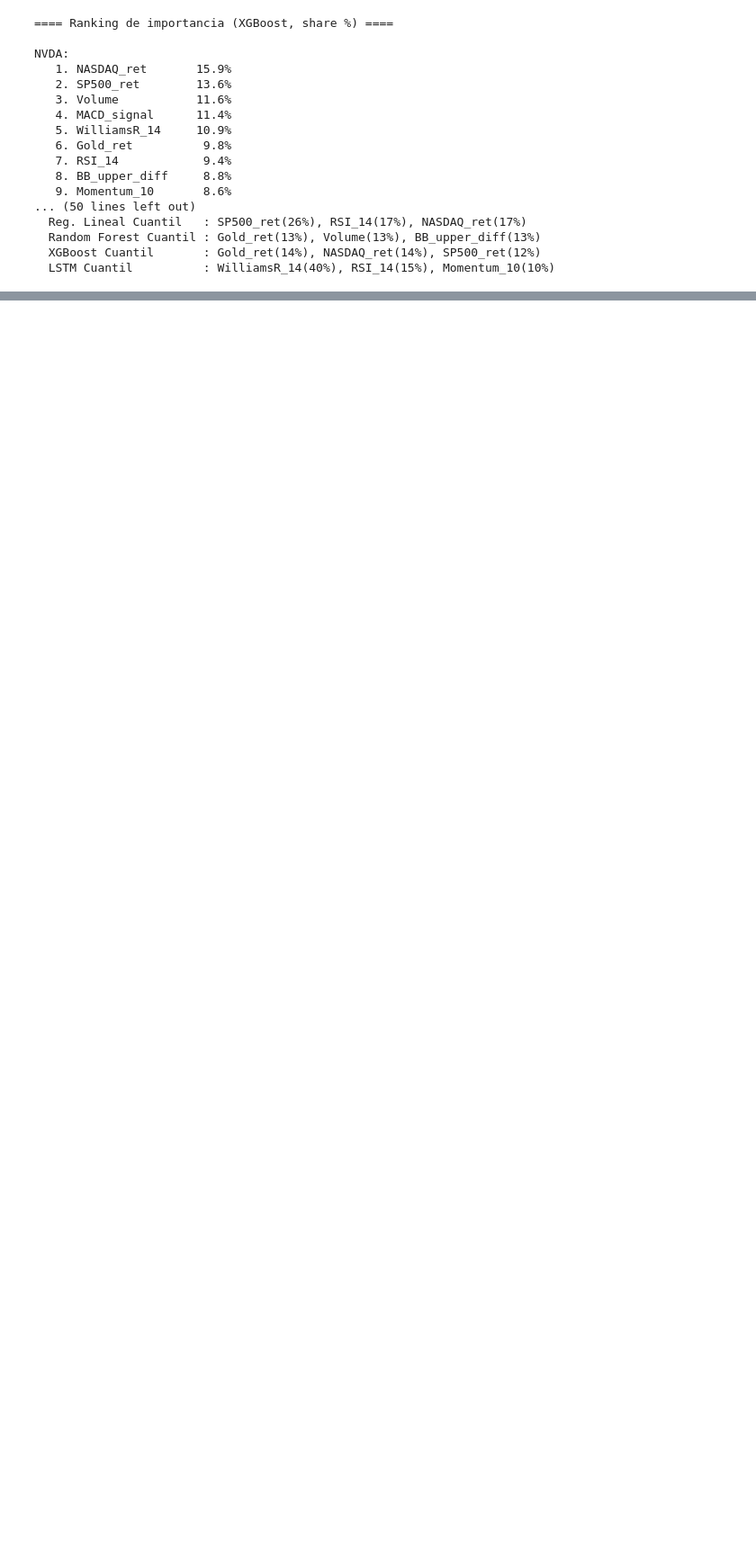
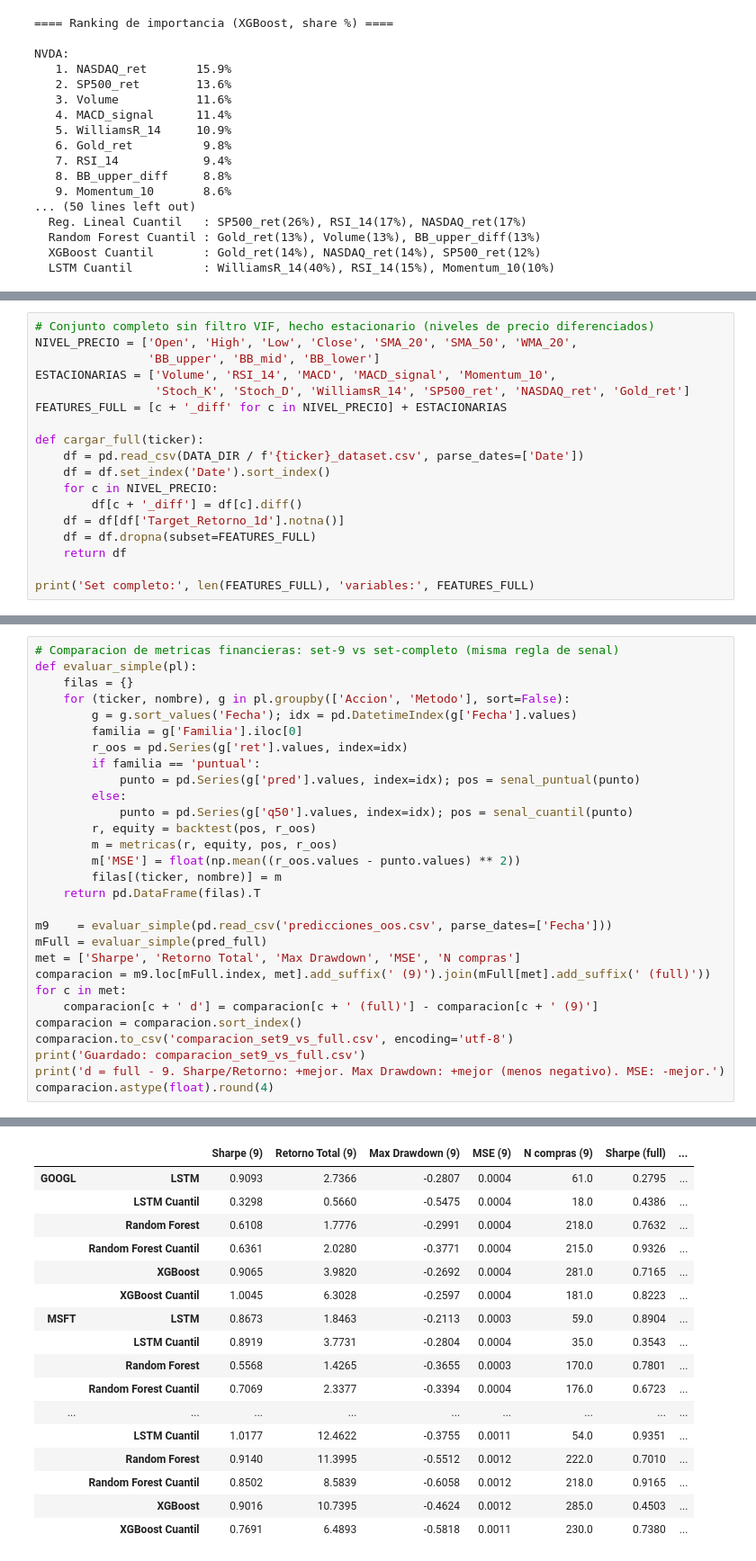
Before and after one commit to Hamgalex/ai-stock-price-prediction, a Jupyter notebook: modelos_ml.ipynb, the cells around one changed output, grey strips where cells are left out. Shown at 90% size. Drawn from its saved outputs; the diff is of its cells as text; blank space fills up the shorter version.

Commit message:
comparacion de señales de cuantiles

```diff
--- a/modelos_ml.ipynb
+++ b/modelos_ml.ipynb
@@ -650,0 +655,18 @@ NVDA:
+# %%
+# Conjunto completo sin filtro VIF, hecho estacionario (niveles de precio diferenciados)
+NIVEL_PRECIO = ['Open', 'High', 'Low', 'Close', 'SMA_20', 'SMA_50', 'WMA_20',
+                'BB_upper', 'BB_mid', 'BB_lower']
+ESTACIONARIAS = ['Volume', 'RSI_14', 'MACD', 'MACD_signal', 'Momentum_10',
+                 'Stoch_K', 'Stoch_D', 'WilliamsR_14', 'SP500_ret', 'NASDAQ_ret', 'Gold_ret']
+FEATURES_FULL = [c + '_diff' for c in NIVEL_PRECIO] + ESTACIONARIAS
+
+def cargar_full(ticker):
+    df = pd.read_csv(DATA_DIR / f'{ticker}_dataset.csv', parse_dates=['Date'])
+    df = df.set_index('Date').sort_index()
+    for c in NIVEL_PRECIO:
+        df[c + '_diff'] = df[c].diff()
+    df = df[df['Target_Retorno_1d'].notna()]
+    df = df.dropna(subset=FEATURES_FULL)
+    return df
+
+print('Set completo:', len(FEATURES_FULL), 'variables:', FEATURES_FULL)
@@ -650,0 +705,30 @@ NVDA:
+# %%
+# Comparacion de metricas financieras: set-9 vs set-completo (misma regla de senal)
+def evaluar_simple(pl):
+    filas = {}
+    for (ticker, nombre), g in pl.groupby(['Accion', 'Metodo'], sort=False):
+        g = g.sort_values('Fecha'); idx = pd.DatetimeIndex(g['Fecha'].values)
+        familia = g['Familia'].iloc[0]
+        r_oos = pd.Series(g['ret'].values, index=idx)
+        if familia == 'puntual':
+            punto = pd.Series(g['pred'].values, index=idx); pos = senal_puntual(punto)
+        else:
+            punto = pd.Series(g['q50'].values, index=idx); pos = senal_cuantil(punto)
+        r, equity = backtest(pos, r_oos)
+        m = metricas(r, equity, pos, r_oos)
+        m['MSE'] = float(np.mean((r_oos.values - punto.values) ** 2))
+        filas[(ticker, nombre)] = m
+    return pd.DataFrame(filas).T
+
+m9    = evaluar_simple(pd.read_csv('predicciones_oos.csv', parse_dates=['Fecha']))
+mFull = evaluar_simple(pred_full)
+met = ['Sharpe', 'Retorno Total', 'Max Drawdown', 'MSE', 'N compras']
+comparacion = m9.loc[mFull.index, met].add_suffix(' (9)').join(mFull[met].add_suffix(' (full)'))
+for c in met:
+    comparacion[c + ' d'] = comparacion[c + ' (full)'] - comparacion[c + ' (9)']
+comparacion = comparacion.sort_index()
+comparacion.to_csv('comparacion_set9_vs_full.csv', encoding='utf-8')
+print('Guardado: comparacion_set9_vs_full.csv')
+print('d = full - 9. Sharpe/Retorno: +mejor. Max Drawdown: +mejor (menos negativo). MSE: -mejor.')
+comparacion.astype(float).round(4)
+# %% [output]
@@ -650,0 +737,17 @@ NVDA:
+|  |  | Sharpe (9) | Retorno Total (9) | Max Drawdown (9) | MSE (9) | N compras (9) | Sharpe (full) | ... |
+| GOOGL | LSTM | 0.9093 | 2.7366 | -0.2807 | 0.0004 | 61.0 | 0.2795 | ... |
+|  | LSTM Cuantil | 0.3298 | 0.5660 | -0.5475 | 0.0004 | 18.0 | 0.4386 | ... |
+|  | Random Forest | 0.6108 | 1.7776 | -0.2991 | 0.0004 | 218.0 | 0.7632 | ... |
+|  | Random Forest Cuantil | 0.6361 | 2.0280 | -0.3771 | 0.0004 | 215.0 | 0.9326 | ... |
+|  | XGBoost | 0.9065 | 3.9820 | -0.2692 | 0.0004 | 281.0 | 0.7165 | ... |
+|  | XGBoost Cuantil | 1.0045 | 6.3028 | -0.2597 | 0.0004 | 181.0 | 0.8223 | ... |
+| MSFT | LSTM | 0.8673 | 1.8463 | -0.2113 | 0.0003 | 59.0 | 0.8904 | ... |
+|  | LSTM Cuantil | 0.8919 | 3.7731 | -0.2804 | 0.0004 | 35.0 | 0.3543 | ... |
+|  | Random Forest | 0.5568 | 1.4265 | -0.3655 | 0.0003 | 170.0 | 0.7801 | ... |
+|  | Random Forest Cuantil | 0.7069 | 2.3377 | -0.3394 | 0.0004 | 176.0 | 0.6723 | ... |
+| ... | ... | ... | ... | ... | ... | ... | ... | ... |
+|  | LSTM Cuantil | 1.0177 | 12.4622 | -0.3755 | 0.0011 | 54.0 | 0.9351 | ... |
+|  | Random Forest | 0.9140 | 11.3995 | -0.5512 | 0.0012 | 222.0 | 0.7010 | ... |
+|  | Random Forest Cuantil | 0.8502 | 8.5839 | -0.6058 | 0.0012 | 218.0 | 0.9165 | ... |
+|  | XGBoost | 0.9016 | 10.7395 | -0.4624 | 0.0012 | 285.0 | 0.4503 | ... |
+|  | XGBoost Cuantil | 0.7691 | 6.4893 | -0.5818 | 0.0011 | 230.0 | 0.7380 | ... |
```
Also changed, not shown: parts of 5 cells of this notebook, 1 other file.
